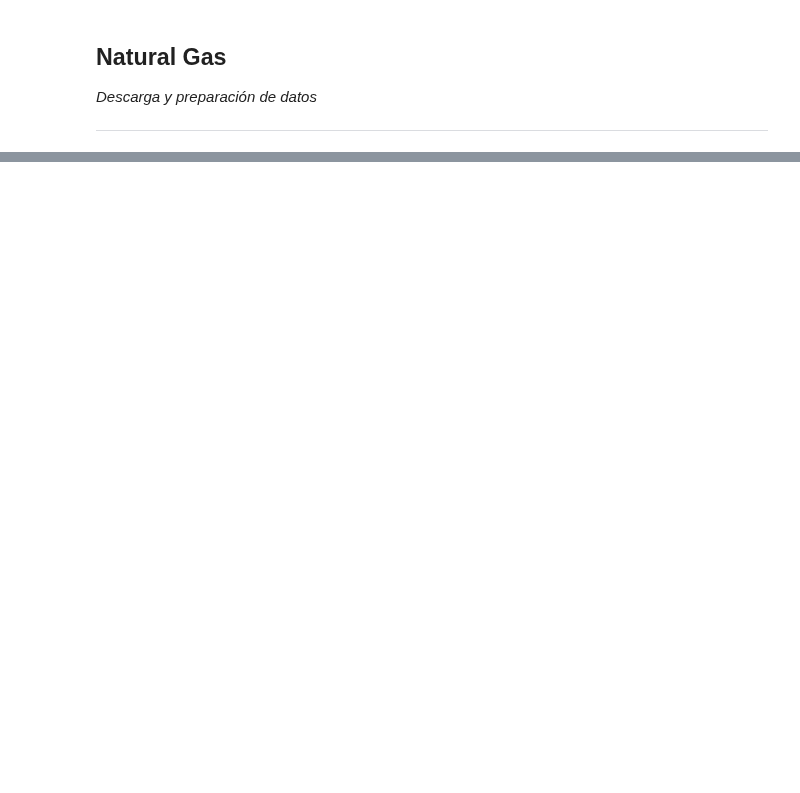
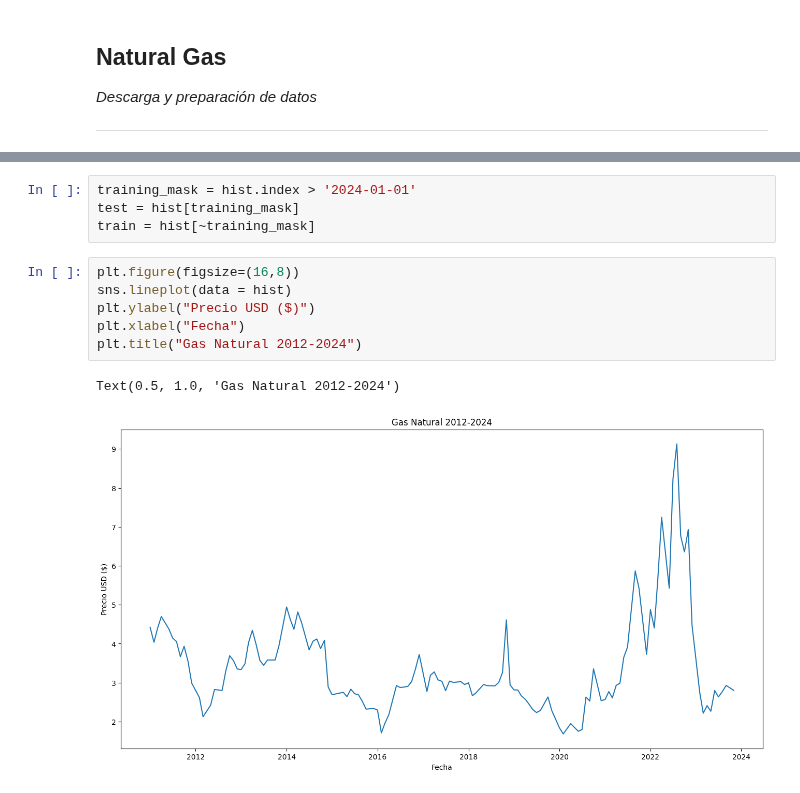
Before and after one commit to Michelleagl/Series_de_Tiempo, a Jupyter notebook: Proyecto_Series_.ipynb, the cells around one changed output, grey strips where cells are left out. Drawn from its saved outputs; the diff is of its cells as text; blank space fills up the shorter version.

```diff
--- a/Proyecto_Series_.ipynb
+++ b/Proyecto_Series_.ipynb
@@ -78,0 +153,13 @@ Importar
+# %%
+training_mask = hist.index > '2024-01-01'
+test = hist[training_mask]
+train = hist[~training_mask]
+# %%
+plt.figure(figsize=(16,8))
+sns.lineplot(data = hist)
+plt.ylabel("Precio USD ($)")
+plt.xlabel("Fecha")
+plt.title("Gas Natural 2012-2024")
+# %% [output]
+Text(0.5, 1.0, 'Gas Natural 2012-2024')
+[figure, added]
```
Also changed, not shown: parts of 21 cells of this notebook.
